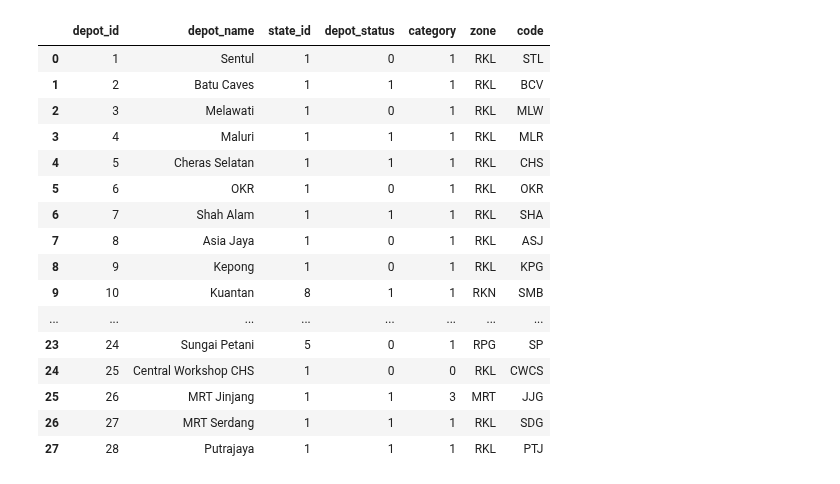
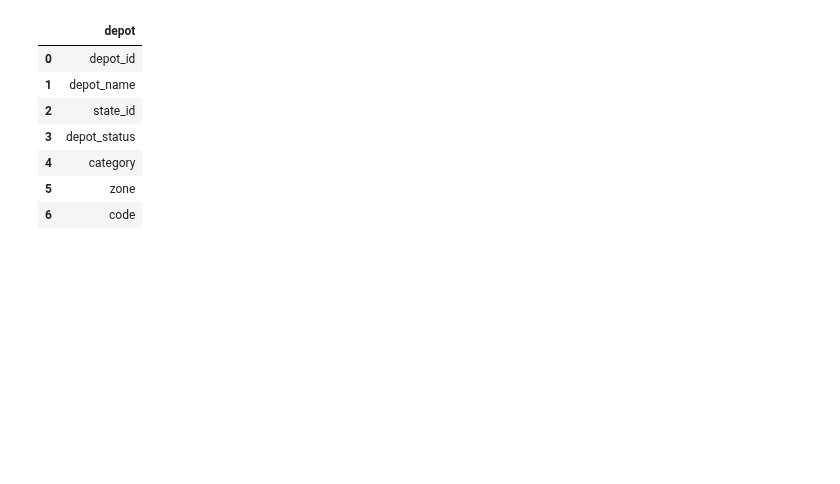
Before and after one commit to izardy/myrapid-backend, a Jupyter notebook: etl/sandbox.ipynb, the cells around one changed output. Cells and saved outputs as stored; diff of their text form; code cells hidden in the pictures; blank space fills up the shorter version.

```diff
--- a/etl/sandbox.ipynb
+++ b/etl/sandbox.ipynb
@@ -37,20 +90,13 @@ pd.read_csv('../data/bus_stop_list.csv') # to integrate lat lon for bus stop int
 # %%
 pd.read_csv('../data/depot.csv') # to create state name columns , parliamentary boundary columns ,
+depot=pd.DataFrame(pd.read_csv('../data/depot.csv').head(1).columns,columns=['depot'])
+depot
 # %% [output]
-|  | depot_id | depot_name | state_id | depot_status | category | zone | code |
-| 0 | 1 | Sentul | 1 | 0 | 1 | RKL | STL |
-| 1 | 2 | Batu Caves | 1 | 1 | 1 | RKL | BCV |
-| 2 | 3 | Melawati | 1 | 0 | 1 | RKL | MLW |
-| 3 | 4 | Maluri | 1 | 1 | 1 | RKL | MLR |
-| 4 | 5 | Cheras Selatan | 1 | 1 | 1 | RKL | CHS |
-| 5 | 6 | OKR | 1 | 0 | 1 | RKL | OKR |
-| 6 | 7 | Shah Alam | 1 | 1 | 1 | RKL | SHA |
-| 7 | 8 | Asia Jaya | 1 | 0 | 1 | RKL | ASJ |
-| 8 | 9 | Kepong | 1 | 0 | 1 | RKL | KPG |
-| 9 | 10 | Kuantan | 8 | 1 | 1 | RKN | SMB |
-| ... | ... | ... | ... | ... | ... | ... | ... |
-| 23 | 24 | Sungai Petani | 5 | 0 | 1 | RPG | SP |
-| 24 | 25 | Central Workshop CHS | 1 | 0 | 0 | RKL | CWCS |
-| 25 | 26 | MRT Jinjang | 1 | 1 | 3 | MRT | JJG |
-| 26 | 27 | MRT Serdang | 1 | 1 | 1 | RKL | SDG |
-| 27 | 28 | Putrajaya | 1 | 1 | 1 | RKL | PTJ |
+|  | depot |
+| 0 | depot_id |
+| 1 | depot_name |
+| 2 | state_id |
+| 3 | depot_status |
+| 4 | category |
+| 5 | zone |
+| 6 | code |
```
Also changed, not shown: parts of 35 cells of this notebook, 5 other files.
